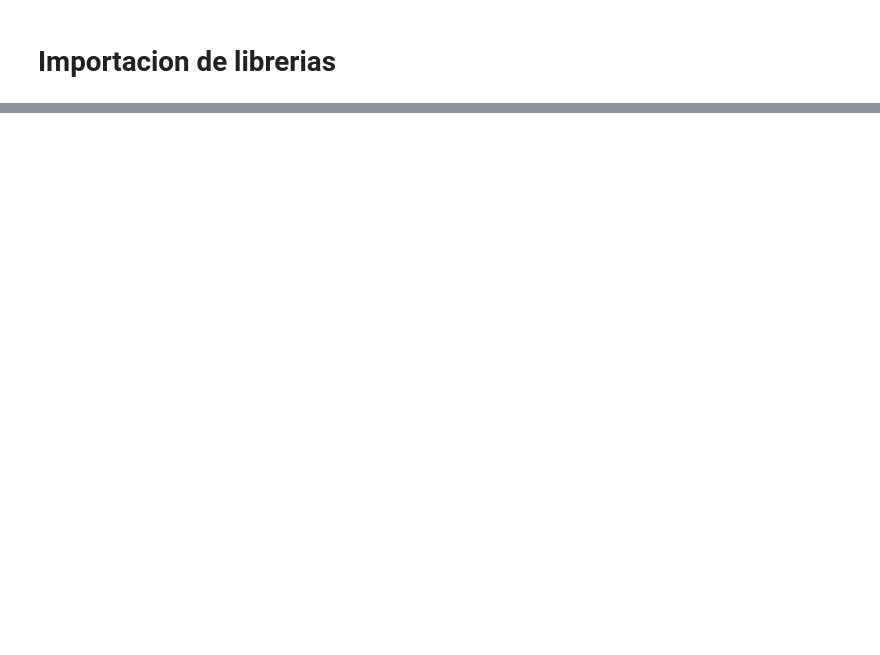
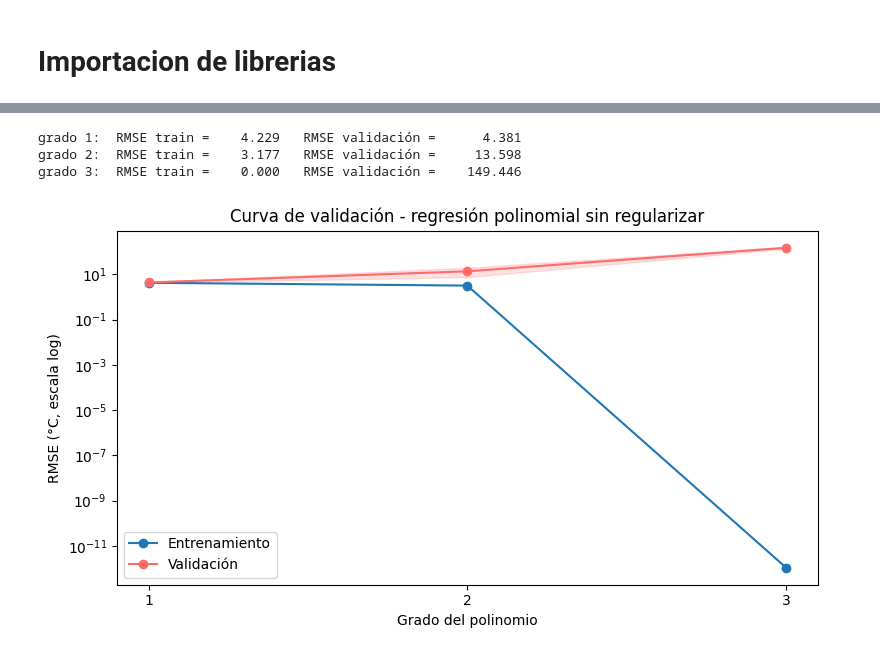
Before and after one commit to SantiTV/Laboratorios-ML-202620, a Jupyter notebook: Lab2.ipynb, the cells around one changed output, grey strips where cells are left out. Cells and saved outputs as stored; diff of their text form; code cells hidden in the pictures; blank space fills up the shorter version.

Commit message:
Lab 2: regresion polinomial y regularizada con busqueda de hiperparametros

```diff
--- a/Lab2.ipynb
+++ b/Lab2.ipynb
@@ -235,0 +247,39 @@ R2 IC 95%: [-11.22969326   0.49412187]
+# %%
+grados = [1, 2, 3]
+
+train_scores, val_scores = validation_curve(
+    Pipeline([('preprocessor', construir_preprocesador()), ('regressor', LinearRegression())]),
+    X_train, y_train,
+    param_name='preprocessor__num__poly__degree',
+    param_range=grados,
+    cv=5,
+    scoring='neg_root_mean_squared_error',
+    n_jobs=-1
+)
+
+rmse_train, rmse_val = -train_scores, -val_scores
+
+for g, a, b in zip(grados, rmse_train.mean(axis=1), rmse_val.mean(axis=1)):
+    print(f"grado {g}:  RMSE train = {a:8.3f}   RMSE validación = {b:10.3f}")
+# %% [output]
+grado 1:  RMSE train =    4.229   RMSE validación =      4.381
+grado 2:  RMSE train =    3.177   RMSE validación =     13.598
+grado 3:  RMSE train =    0.000   RMSE validación =    149.446
+# %%
+plt.figure(figsize=(8,4.5))
+plt.plot(grados, rmse_train.mean(axis=1), 'o-', label='Entrenamiento')
+plt.fill_between(grados, rmse_train.mean(axis=1) - rmse_train.std(axis=1),
+                 rmse_train.mean(axis=1) + rmse_train.std(axis=1), alpha=0.2)
+plt.plot(grados, rmse_val.mean(axis=1), 'o-', color='#FF6B6B', label='Validación')
+plt.fill_between(grados, rmse_val.mean(axis=1) - rmse_val.std(axis=1),
+                 rmse_val.mean(axis=1) + rmse_val.std(axis=1), alpha=0.2, color='#FF6B6B')
+plt.yscale('log')
+plt.xticks(grados)
+plt.xlabel('Grado del polinomio')
+plt.ylabel('RMSE (°C, escala log)')
+plt.title('Curva de validación - regresión polinomial sin regularizar')
+plt.legend()
+plt.tight_layout()
+plt.show()
+# %% [output]
+[figure, added]
```
Also changed, not shown: parts of 60 cells of this notebook, 2 other files.
